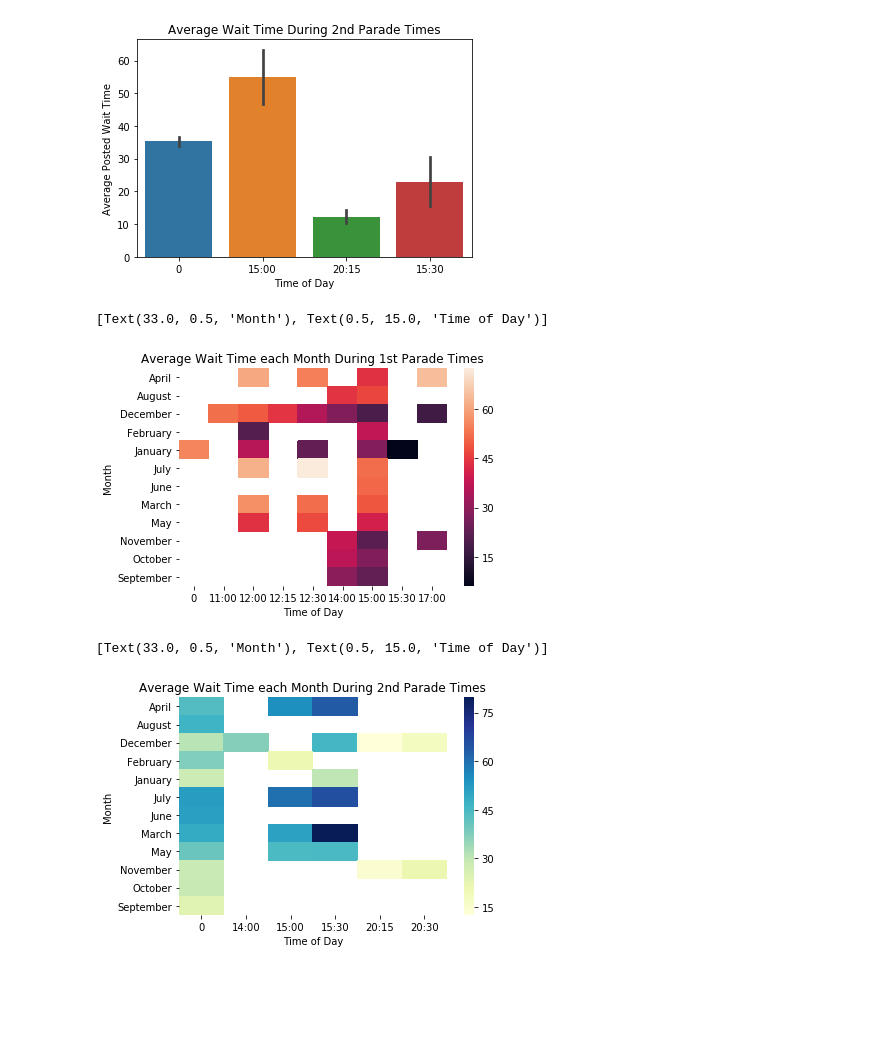
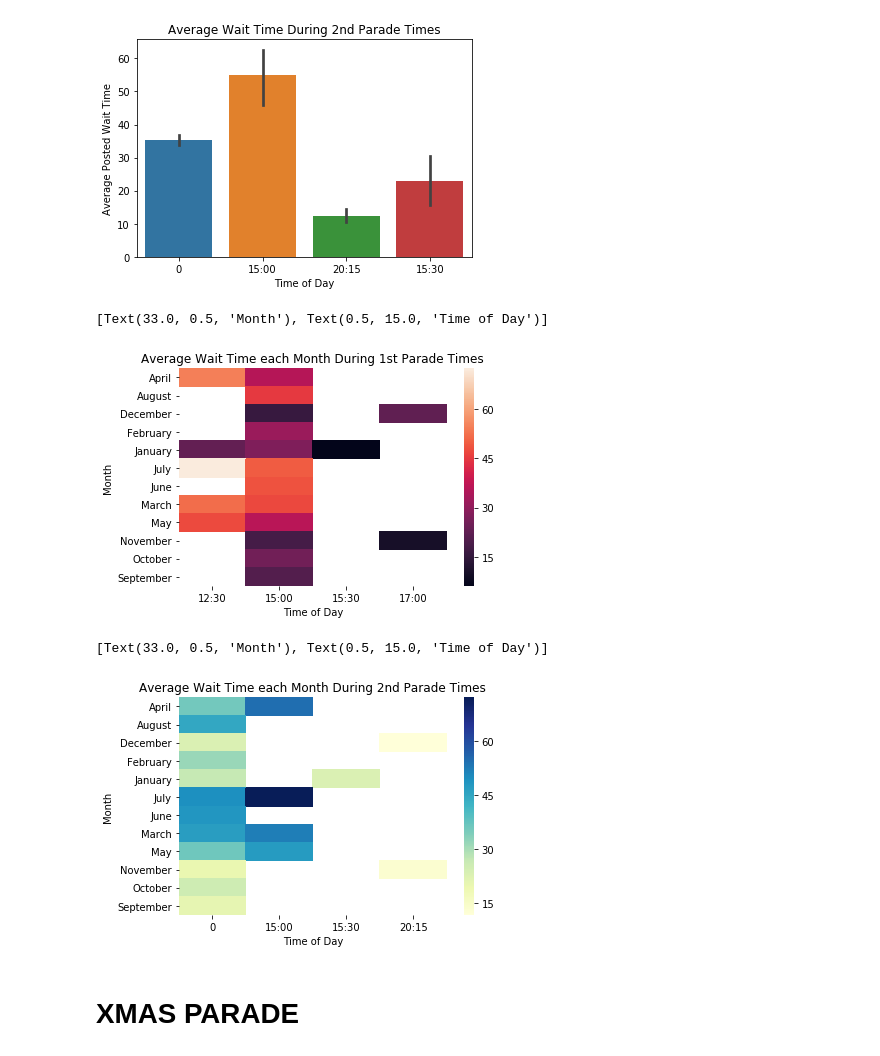
Before and after one commit to daviding11/Splash-Mountain-Wait-Time-Analysis, a Jupyter notebook: DataWrangling-Copy1-LW.ipynb, the cells around one changed output. Drawn from its saved outputs; the diff is of its cells as text; code cells hidden in the pictures; blank space fills up the shorter version.

```diff
--- a/DataWrangling-Copy1-LW.ipynb
+++ b/DataWrangling-Copy1-LW.ipynb
@@ -156,7 +156,7 @@ meta_splash2.head()
 # %%
 #converting times
 #day parade times
-meta_splash2.loc[meta_splash2.MKPRDDT1 == '15:00', 'MKPRDNT1'] = '3:00 pm'
+meta_spmeta_splash2.loc[meta_splash2.MKPRDDT1 == '15:00', 'MKPRDNT1'] = '3:00 pm'
 meta_splash2.loc[meta_splash2.MKPRDDT1 == '15:30', 'MKPRDNT1'] = '3:30 pm'
 meta_splash2.loc[meta_splash2.MKPRDDT1 == '12:30', 'MKPRDNT1'] = '12:30 pm'
 meta_splash2.loc[meta_splash2.MKPRDDT1 == '17:00', 'MKPRDNT1'] = '5:00 pm'
@@ -342,21 +332,23 @@ ax.set(xlabel='Time of Day', ylabel='Average Posted Wait Time')
 [figure]
 # %%
 #aggregate by time and month of 1st parade
-dream_month = meta_splash2.groupby(['MONTH','MKPRDDT1'])['SPOSTMIN'].mean().reset_index()
+dream_month = dream.groupby(['MONTH','MKPRDDT1'])['SPOSTMIN'].mean().reset_index()
 dream_month = dream_month.pivot("MONTH", "MKPRDDT1", "SPOSTMIN")
 ax = sns.heatmap(dream_month)
 ax.set_title("Average Wait Time each Month During 1st Parade Times")
 ax.set(xlabel='Time of Day', ylabel='Month')
 # %% [output]
 [Text(33.0, 0.5, 'Month'), Text(0.5, 15.0, 'Time of Day')]
-[figure, old version]
+[figure, new version]
 # %%
 #aggregate by time and month of 2nd parade
-dream_month2 = meta_splash2.groupby(['MONTH','MKPRDDT2'])['SPOSTMIN'].mean().reset_index()
+dream_month2 = dream.groupby(['MONTH','MKPRDDT2'])['SPOSTMIN'].mean().reset_index()
 dream_month2 = dream_month2.pivot("MONTH", "MKPRDDT2", "SPOSTMIN")
 ax = sns.heatmap(dream_month2,cmap="YlGnBu")
 ax.set_title("Average Wait Time each Month During 2nd Parade Times")
 ax.set(xlabel='Time of Day', ylabel='Month')
 # %% [output]
 [Text(33.0, 0.5, 'Month'), Text(0.5, 15.0, 'Time of Day')]
-[figure, old version]
+[figure, new version]
+# %% [markdown]
+ # XMAS PARADE
```
Also changed, not shown: parts of 31 cells of this notebook.
